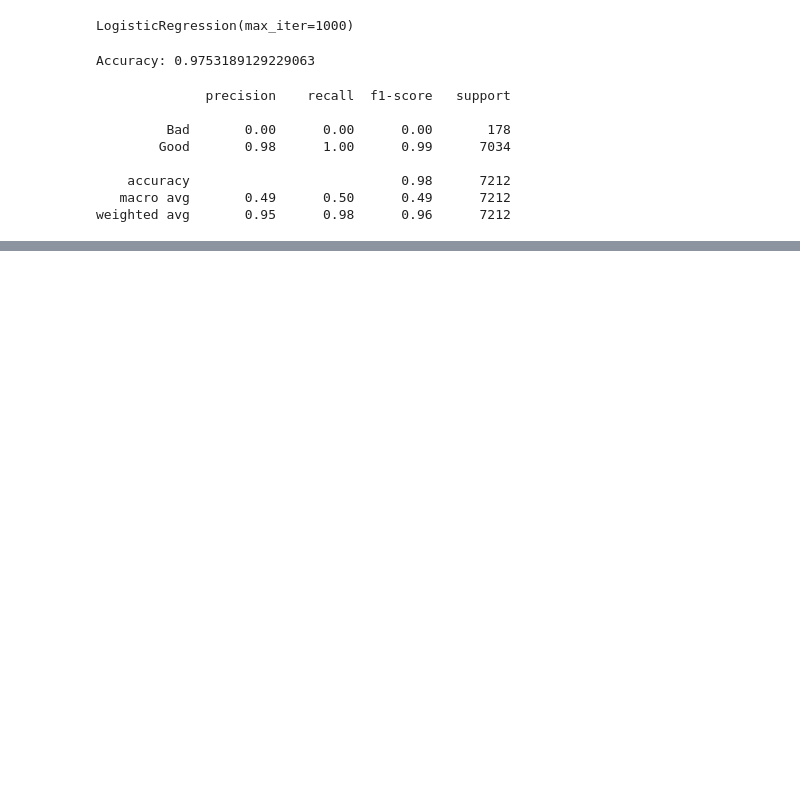
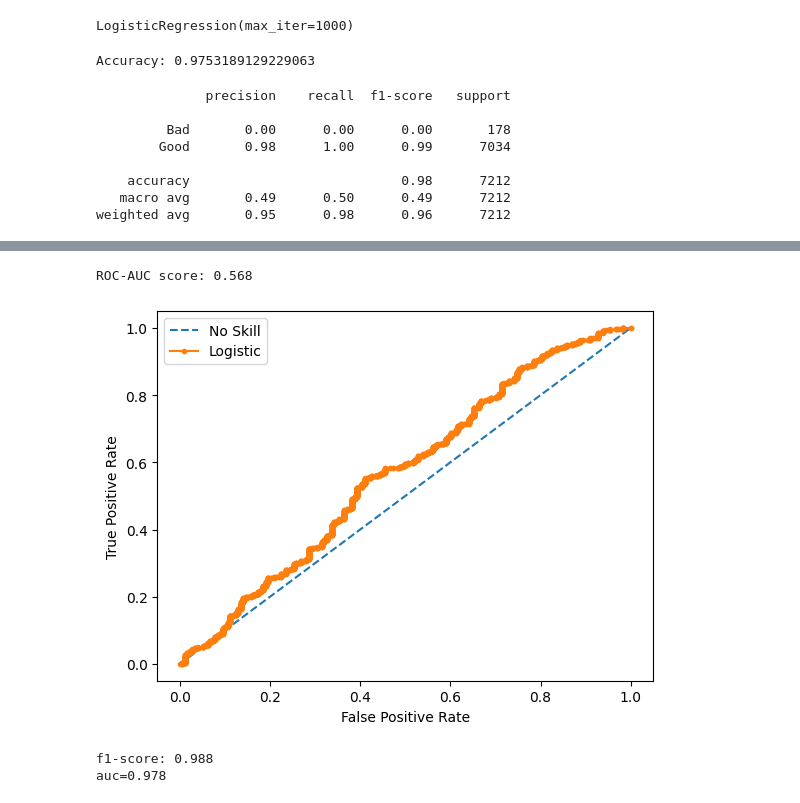
Before and after one commit to manish-cr/CS3244-credit-approval, a Jupyter notebook: code/logistic_regression.ipynb, the cells around one changed output, grey strips where cells are left out. Drawn from its saved outputs; the diff is of its cells as text; code cells hidden in the pictures; blank space fills up the shorter version.

```diff
--- a/code/logistic_regression.ipynb
+++ b/code/logistic_regression.ipynb
@@ -45,0 +73,42 @@ weighted avg       0.95      0.98      0.96      7212
+# %%
+# AUC-ROC score
+
+lr_probs = model.predict_proba(X_test_2label)
+lr_probs = lr_probs[:,1] # keeping probabilities for the positive outcome ?? probabilities that the model assigned to the examples being positive
+lr_auc = roc_auc_score(y_test_2label, lr_probs)
+print(f"ROC-AUC score: {round(lr_auc, 3)}")
+
+# Model appears to be performing slightly better than random guessing
+# %% [output]
+ROC-AUC score: 0.568
+# %%
+# AUC-ROC Plot
+
+y_test_2label_binary = y_test_2label.replace(['Bad', 'Good'], [0, 1]) # label 0 for bad, label 1 for good
+
+lr_fpr, lr_tpr, _ = roc_curve(y_test_2label_binary, lr_probs)
+
+# to get the no skill line
+ns_probs = [0 for _ in range(len(y_test_2label))]
+ns_fpr, ns_tpr, _ = roc_curve(y_test_2label_binary, ns_probs)
+
+#plotting
+plt.plot(ns_fpr, ns_tpr, linestyle = '--', label = "No Skill")
+plt.plot(lr_fpr, lr_tpr, marker = '.', label = "Logistic")
+plt.xlabel('False Positive Rate')
+plt.ylabel('True Positive Rate')
+plt.legend()
+plt.show()
+# %% [output]
+[figure, added]
+# %%
+# Precision recall score
+
+y_pred_binary = [0 if p == 'Bad' else 1 for p in y_pred] # label 0 for bad, label 1 for good
+
+lr_precision, lr_recall, _ = precision_recall_curve(y_test_2label_binary, lr_probs)
+lr_f1, lr_auc = f1_score(y_test_2label_binary, y_pred_binary), auc(lr_recall, lr_precision)
+print(f"f1-score: {round(lr_f1, 3)}\nauc={round(lr_auc, 3)}")
+# %% [output]
+f1-score: 0.988
+auc=0.978
```
Also changed, not shown: parts of 7 cells of this notebook.
